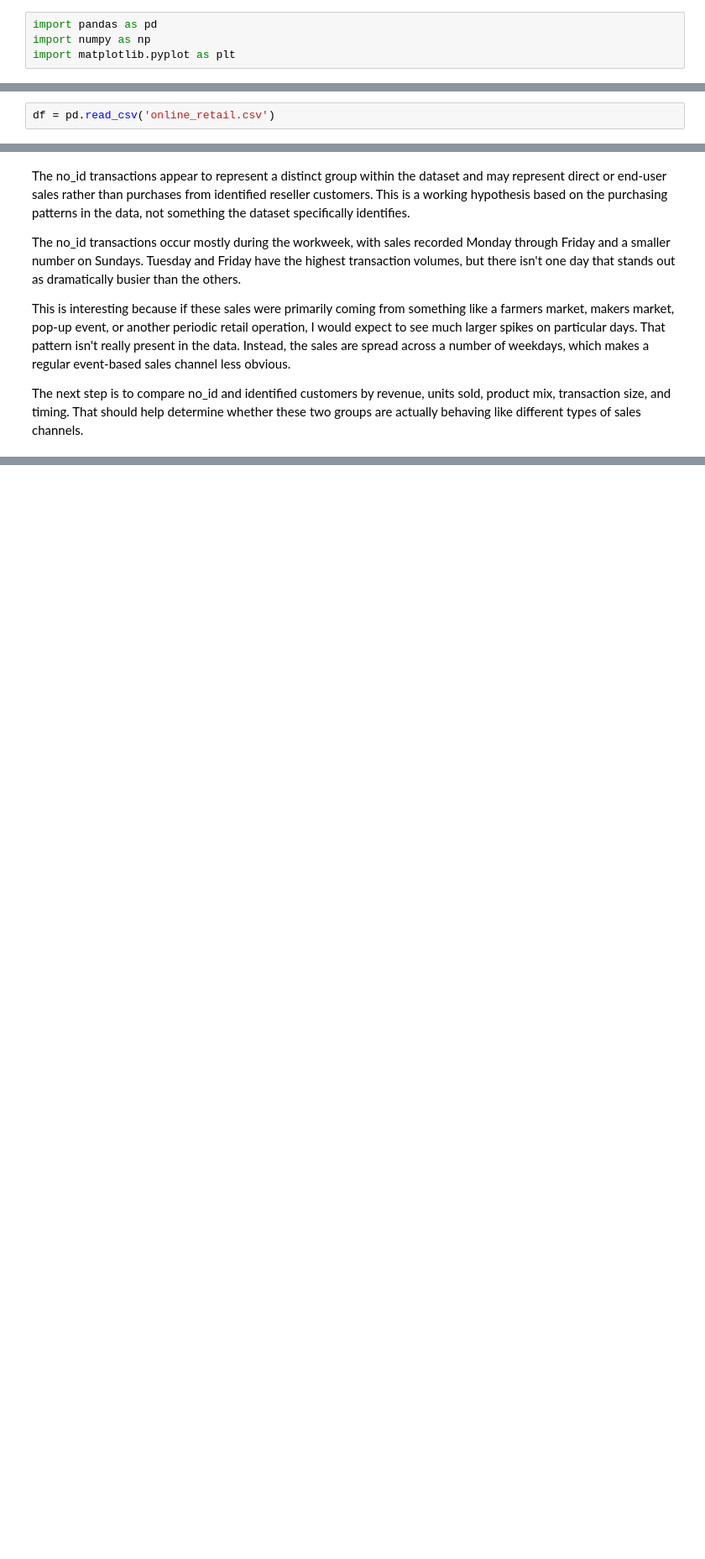
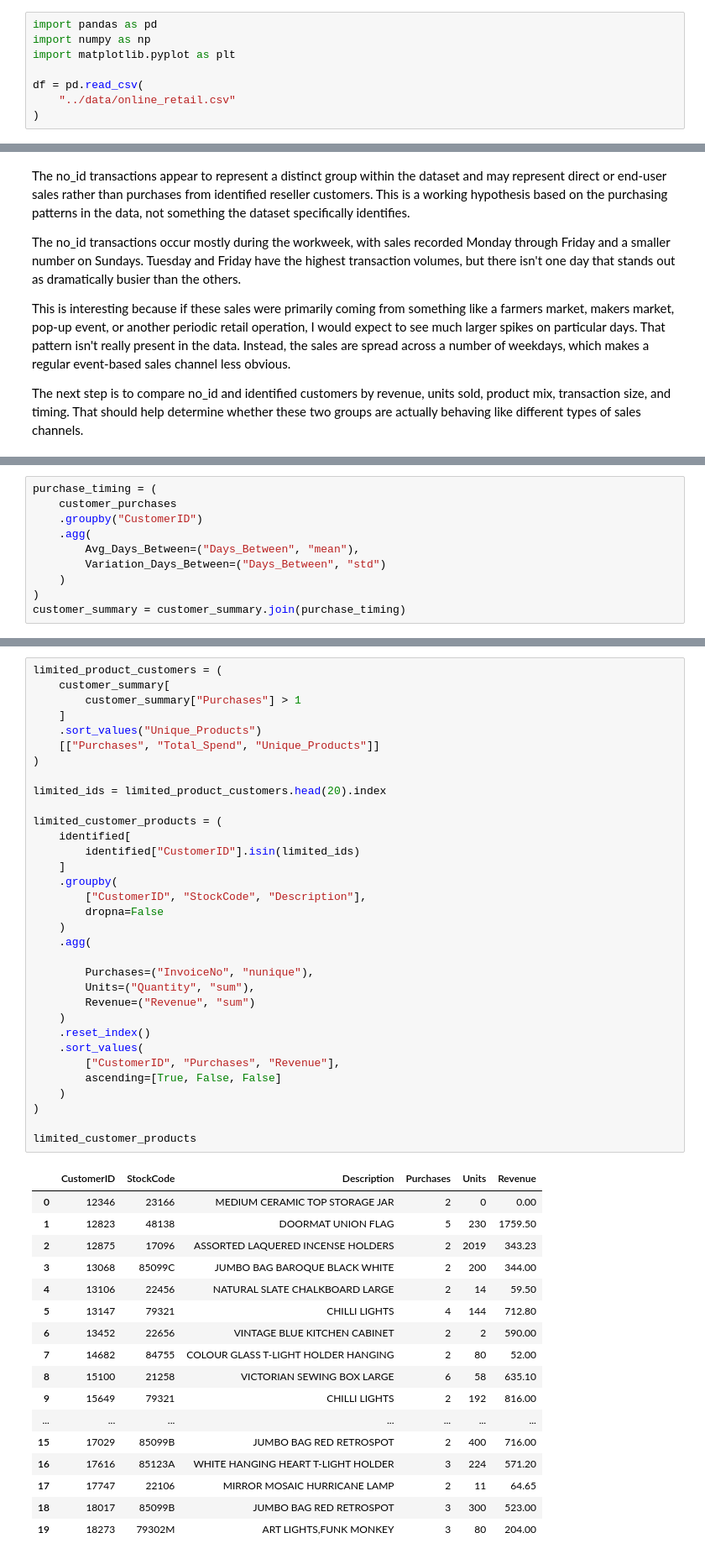
Before and after one commit to peayah/customer_pattern_analysis_and_engagement_automation, a Jupyter notebook: notebooks/02_customer_analysis.ipynb, the cells around one changed output, grey strips where cells are left out. Shown at 84% size. Drawn from its saved outputs; the diff is of its cells as text; blank space fills up the shorter version.

```diff
--- a/analysis_report.ipynb
+++ b/notebooks/02_customer_analysis.ipynb
@@ -2,3 +2,7 @@
 import pandas as pd
 import numpy as np
 import matplotlib.pyplot as plt
+
+df = pd.read_csv(
+    "../data/online_retail.csv"
+)
@@ -11,2 +8,0 @@ Analyze customer purchasing behavior to identify recurring customer patterns and
-# %%
-df = pd.read_csv('online_retail.csv')
@@ -840,0 +421,10 @@ df[df["StockCode"].isin(codes_to_check)][
+# %%
+purchase_timing = (
+    customer_purchases
+    .groupby("CustomerID")
+    .agg(
+        Avg_Days_Between=("Days_Between", "mean"),
+        Variation_Days_Between=("Days_Between", "std")
+    )
+)
+customer_summary = customer_summary.join(purchase_timing)
@@ -840,0 +736,51 @@ df[df["StockCode"].isin(codes_to_check)][
+# %%
+limited_product_customers = (
+    customer_summary[
+        customer_summary["Purchases"] > 1
+    ]
+    .sort_values("Unique_Products")
+    [["Purchases", "Total_Spend", "Unique_Products"]]
+)
+
+limited_ids = limited_product_customers.head(20).index
+
+limited_customer_products = (
+    identified[
+        identified["CustomerID"].isin(limited_ids)
+    ]
+    .groupby(
+        ["CustomerID", "StockCode", "Description"],
+        dropna=False
+    )
+    .agg(
+
+        Purchases=("InvoiceNo", "nunique"),
+        Units=("Quantity", "sum"),
+        Revenue=("Revenue", "sum")
+    )
+    .reset_index()
+    .sort_values(
+        ["CustomerID", "Purchases", "Revenue"],
+        ascending=[True, False, False]
+    )
+)
+
+limited_customer_products
+# %% [output]
+|  | CustomerID | StockCode | Description | Purchases | Units | Revenue |
+| 0 | 12346 | 23166 | MEDIUM CERAMIC TOP STORAGE JAR | 2 | 0 | 0.00 |
+| 1 | 12823 | 48138 | DOORMAT UNION FLAG | 5 | 230 | 1759.50 |
+| 2 | 12875 | 17096 | ASSORTED LAQUERED INCENSE HOLDERS | 2 | 2019 | 343.23 |
+| 3 | 13068 | 85099C | JUMBO BAG BAROQUE BLACK WHITE | 2 | 200 | 344.00 |
+| 4 | 13106 | 22456 | NATURAL SLATE CHALKBOARD LARGE | 2 | 14 | 59.50 |
+| 5 | 13147 | 79321 | CHILLI LIGHTS | 4 | 144 | 712.80 |
+| 6 | 13452 | 22656 | VINTAGE BLUE KITCHEN CABINET | 2 | 2 | 590.00 |
+| 7 | 14682 | 84755 | COLOUR GLASS T-LIGHT HOLDER HANGING | 2 | 80 | 52.00 |
+| 8 | 15100 | 21258 | VICTORIAN SEWING BOX LARGE | 6 | 58 | 635.10 |
+| 9 | 15649 | 79321 | CHILLI LIGHTS | 2 | 192 | 816.00 |
+| ... | ... | ... | ... | ... | ... | ... |
+| 15 | 17029 | 85099B | JUMBO BAG RED RETROSPOT | 2 | 400 | 716.00 |
+| 16 | 17616 | 85123A | WHITE HANGING HEART T-LIGHT HOLDER | 3 | 224 | 571.20 |
+| 17 | 17747 | 22106 | MIRROR MOSAIC HURRICANE LAMP | 2 | 11 | 64.65 |
+| 18 | 18017 | 85099B | JUMBO BAG RED RETROSPOT | 3 | 300 | 523.00 |
+| 19 | 18273 | 79302M | ART LIGHTS,FUNK MONKEY | 3 | 80 | 204.00 |
```
Also changed, not shown: parts of 76 cells of this notebook, 7 other files.
